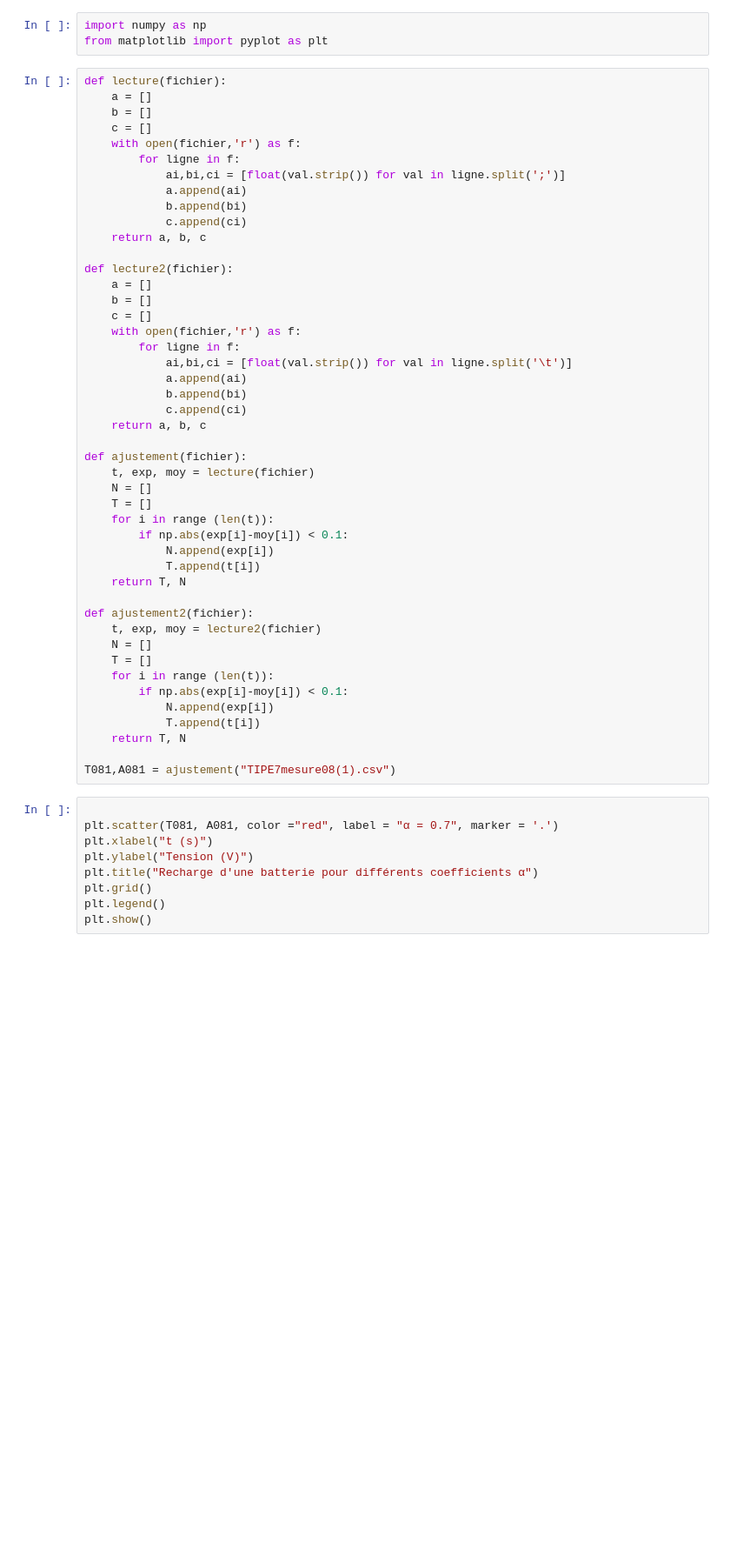
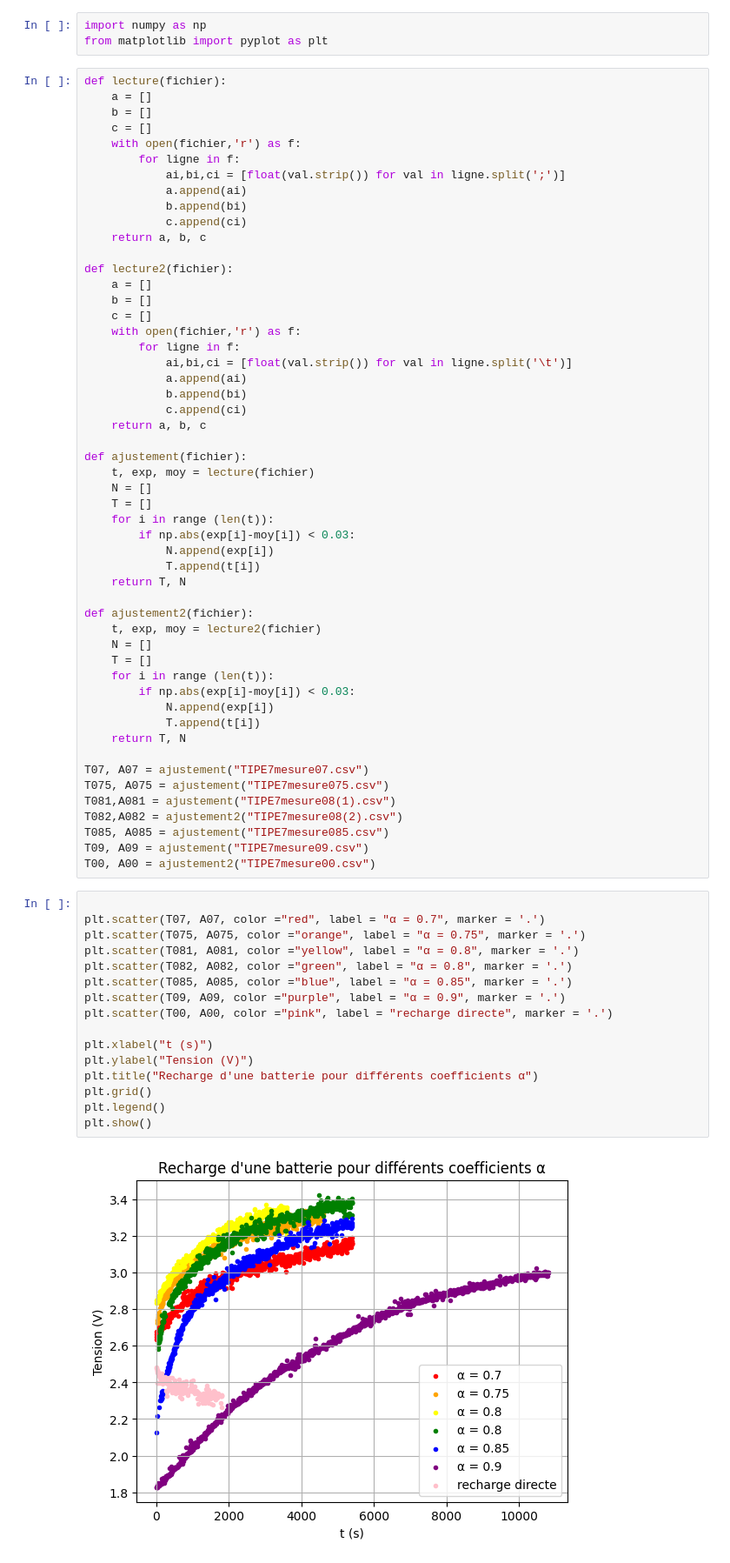
Before and after one commit to adelemarcon/TIPE, a Jupyter notebook: TIPE7ajustementmesures.ipynb, the cells around one changed output. Shown: that part at 87% size. Saved outputs shown, nothing was run; the diff lists cells and outputs as text; blank space fills up the shorter version.

```diff
--- a/TIPE7ajustementmesures.ipynb
+++ b/TIPE7ajustementmesures.ipynb
@@ -33,7 +33,7 @@ def ajustement(fichier):
     N = []
     T = []
     for i in range (len(t)):
-        if np.abs(exp[i]-moy[i]) < 0.1:
+        if np.abs(exp[i]-moy[i]) < 0.03:
             N.append(exp[i])
             T.append(t[i])
     return T, N
@@ -43,18 +43,33 @@ def ajustement2(fichier):
     N = []
     T = []
     for i in range (len(t)):
-        if np.abs(exp[i]-moy[i]) < 0.1:
+        if np.abs(exp[i]-moy[i]) < 0.03:
             N.append(exp[i])
             T.append(t[i])
     return T, N
 
+T07, A07 = ajustement("TIPE7mesure07.csv")
+T075, A075 = ajustement("TIPE7mesure075.csv")
 T081,A081 = ajustement("TIPE7mesure08(1).csv")
+T082,A082 = ajustement2("TIPE7mesure08(2).csv")
+T085, A085 = ajustement("TIPE7mesure085.csv")
+T09, A09 = ajustement("TIPE7mesure09.csv")
+T00, A00 = ajustement2("TIPE7mesure00.csv")
 # %%
 
-plt.scatter(T081, A081, color ="red", label = "α = 0.7", marker = '.')
+plt.scatter(T07, A07, color ="red", label = "α = 0.7", marker = '.')
+plt.scatter(T075, A075, color ="orange", label = "α = 0.75", marker = '.')
+plt.scatter(T081, A081, color ="yellow", label = "α = 0.8", marker = '.')
+plt.scatter(T082, A082, color ="green", label = "α = 0.8", marker = '.')
+plt.scatter(T085, A085, color ="blue", label = "α = 0.85", marker = '.')
+plt.scatter(T09, A09, color ="purple", label = "α = 0.9", marker = '.')
+plt.scatter(T00, A00, color ="pink", label = "recharge directe", marker = '.')
+
 plt.xlabel("t (s)")
 plt.ylabel("Tension (V)")
 plt.title("Recharge d'une batterie pour différents coefficients α")
 plt.grid()
 plt.legend()
 plt.show()
+# %% [output]
+[figure, added]
```
